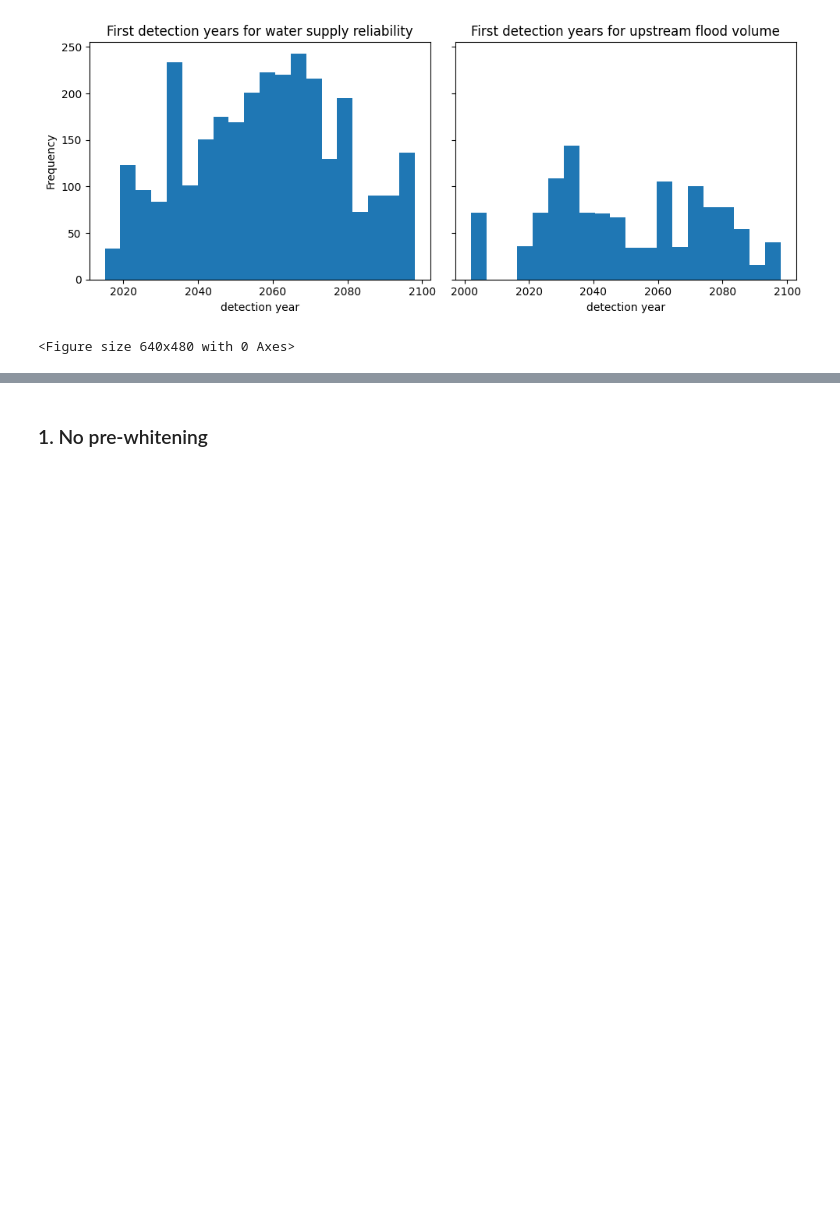
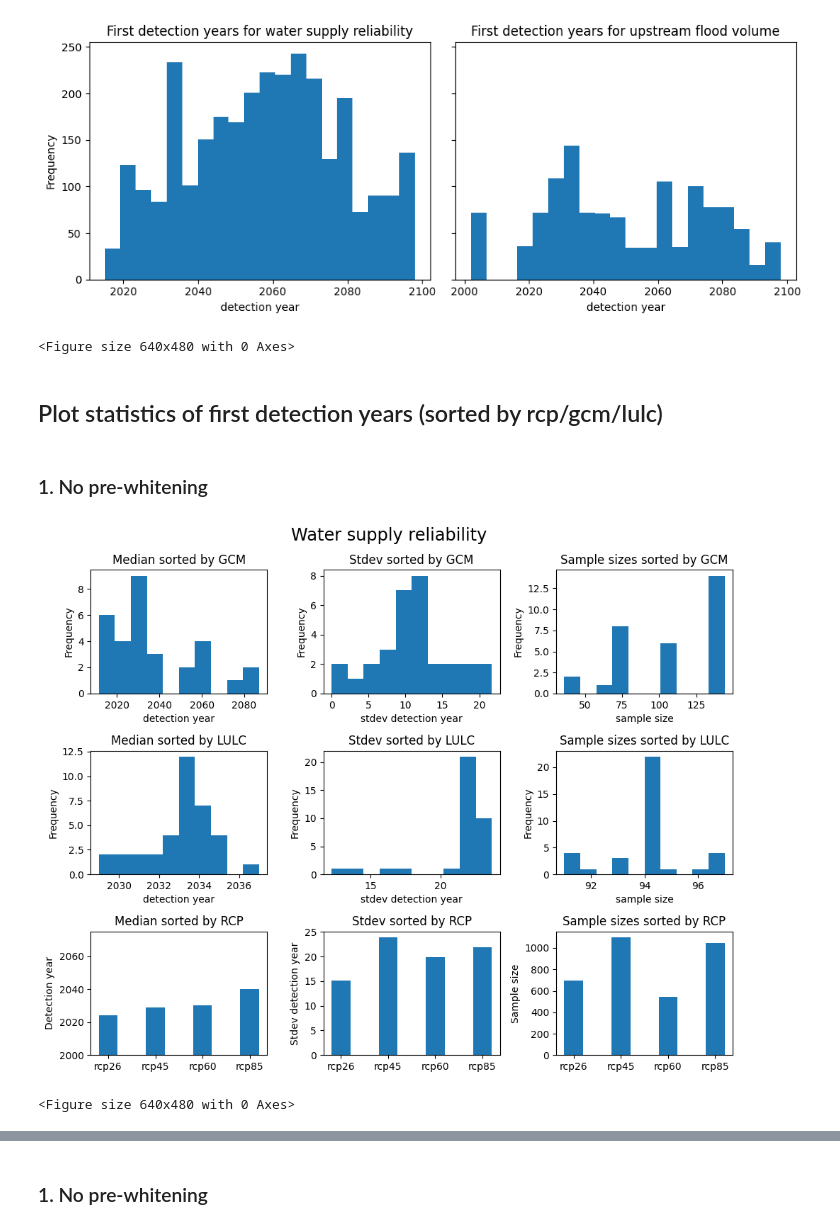
Before and after one commit to Matt2371/climate_detection, a Jupyter notebook: article_figs.ipynb, the cells around one changed output, grey strips where cells are left out. Drawn from its saved outputs; the diff is of its cells as text; code cells hidden in the pictures; blank space fills up the shorter version.

```diff
--- a/article_figs.ipynb
+++ b/article_figs.ipynb
@@ -244,3 +269,7 @@ plot_single_total(pre_whitening=True)
 # %% [output]
 [figure]
 <Figure size 640x480 with 0 Axes>
+# %% [markdown]
+## Plot statistics of first detection years (sorted by rcp/gcm/lulc)
+# %% [markdown]
+### 1. No pre-whitening
@@ -246,0 +354,5 @@ plot_single_total(pre_whitening=True)
+# %%
+plot_single_sorted('Rel_SOD_%')
+# %% [output]
+[figure, added]
+<Figure size 640x480 with 0 Axes>
```
Also changed, not shown: parts of 32 cells of this notebook, 40 other files.
